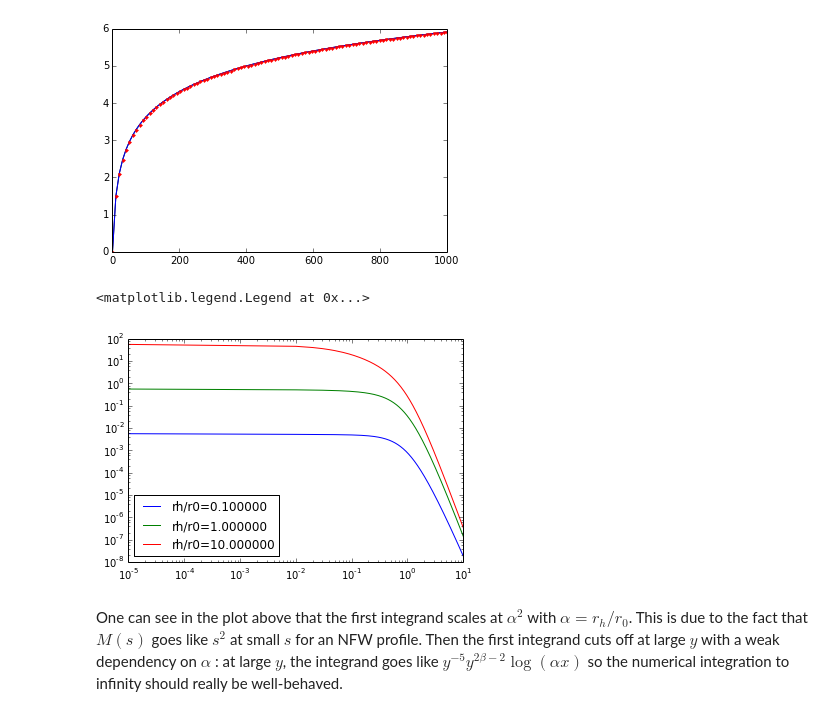
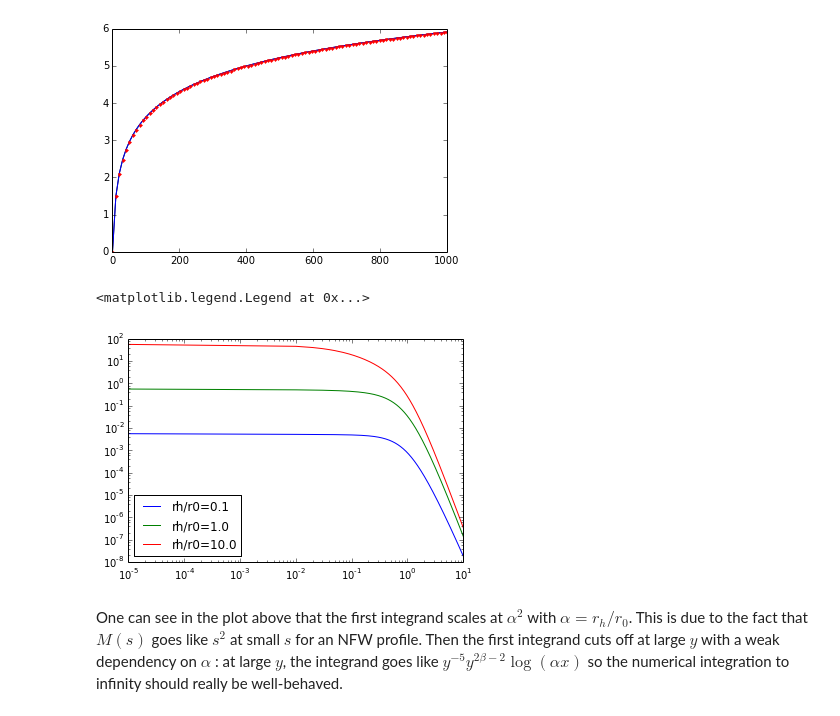
Before and after one commit to achiappo/FRESKA, a Jupyter notebook: spherical_jeans_analysis.ipynb, the cells around one changed output. Saved outputs shown, nothing was run; the diff lists cells and outputs as text; code cells hidden in the pictures.

```diff
--- a/spherical_jeans_analysis.ipynb
+++ b/spherical_jeans_analysis.ipynb
@@ -94,20 +94,20 @@ plt.plot(x,get_M_NFW(x),'.r')
 # %%
 beta=-0.005
 def integrand1(y, alpha):
     result = nu(y, 1, 1)*get_M_NFW(y*alpha)/y**(2.-2.*beta)
     return result
 
 #alpha=rh/r0
 #start=zR/rh
 alpha=1
 start=1.e-5
 for alpha in [0.1,1,10]:
     int1_y=np.linspace(1.e-5, 10, 1000)
-    plt.loglog(int1_y, integrand1(int1_y, alpha),label="rh/r0=%f"%alpha)
+    plt.loglog(int1_y, integrand1(int1_y, alpha),label="rh/r0=%.1f"%alpha)
 plt.legend(loc=3)
 # %% [output]
 <matplotlib.legend.Legend at 0x...>
-[figure, old version]
+[figure, new version]
 # %% [markdown]
 One can see in the plot above that the first integrand scales at $\alpha^2$ with $\alpha=r_h/r_0$. This is due to the fact that $M(s)$ goes like $s^2$ at small $s$ for an NFW profile.
 Then the first integrand cuts off at large $y$ with a weak dependency on $\alpha$ :  at large $y$, the integrand goes like $y^{-5}y^{2\beta-2}\log(\alpha x)$ so the numerical integration to infinity should really be well-behaved.
```
Also changed, not shown: parts of 31 cells of this notebook.
